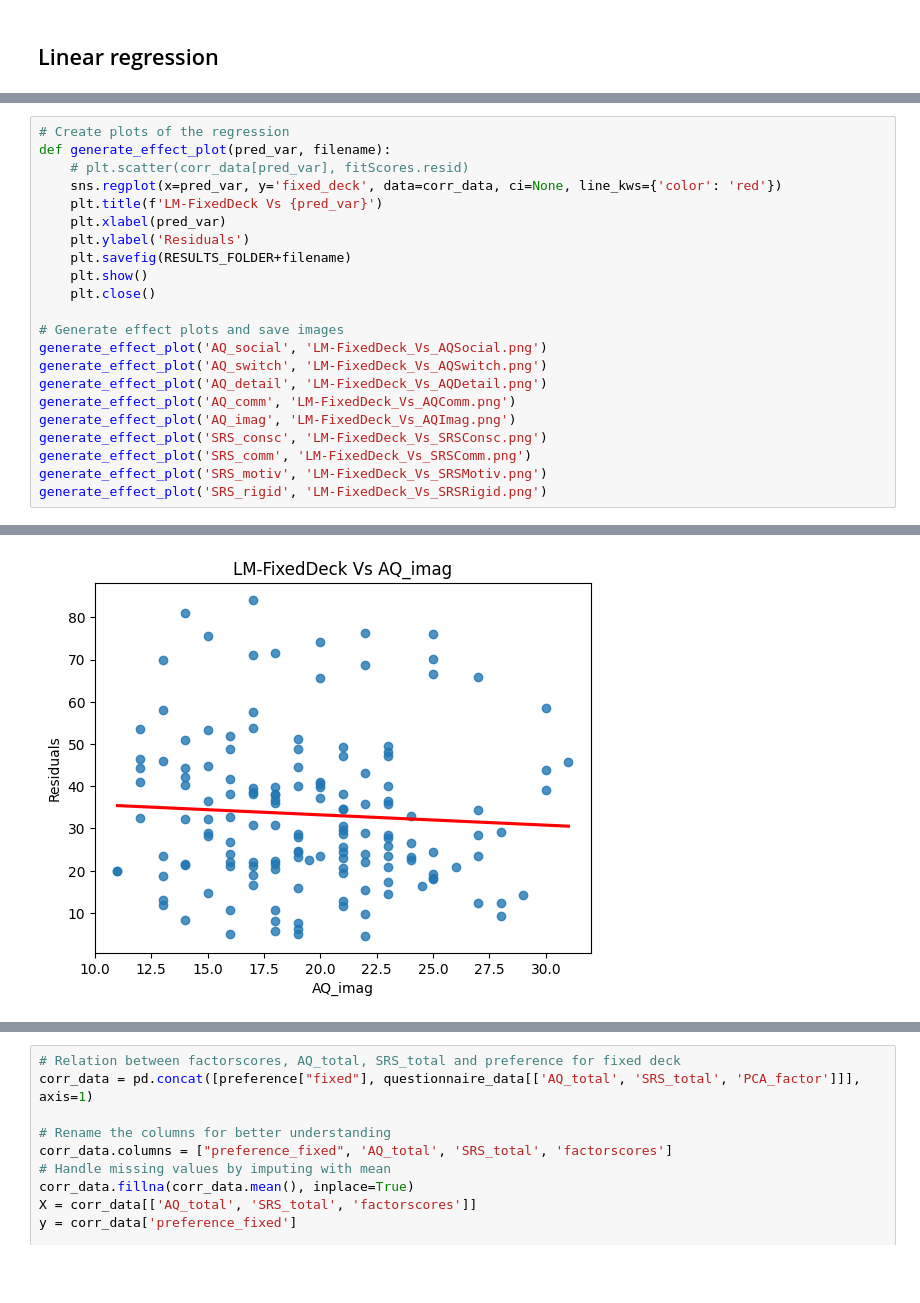
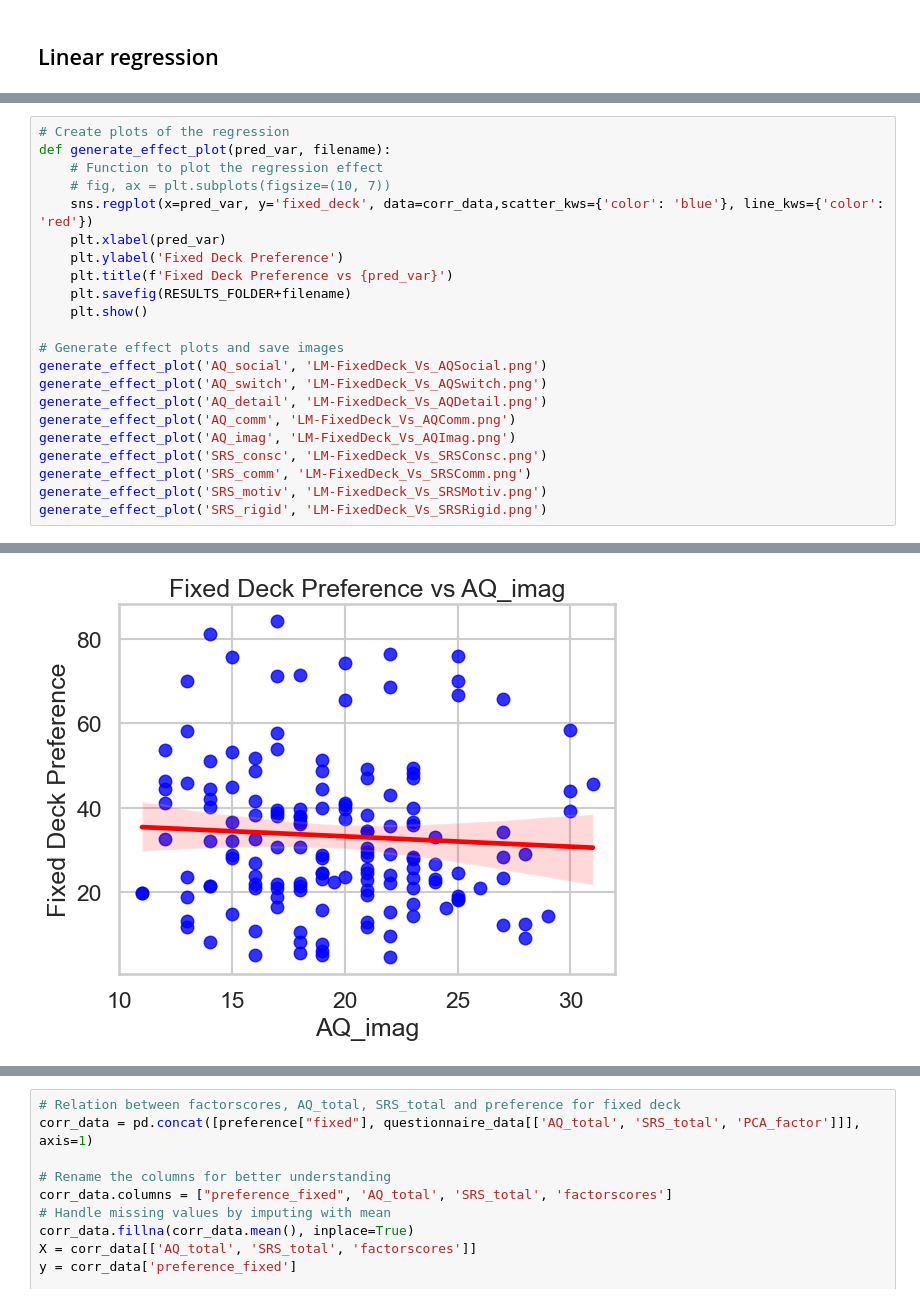
Before and after one commit to maynaS/Predictability-and-Autistic-Traits, a Jupyter notebook: Task3.ipynb, the cells around one changed output, grey strips where cells are left out. Cells and saved outputs as stored; diff of their text form; blank space fills up the shorter version.

```diff
--- a/Task3.ipynb
+++ b/Task3.ipynb
@@ -282,14 +282,14 @@ Covariance Type:            nonrobust
 # %%
 # Create plots of the regression
 def generate_effect_plot(pred_var, filename):
-    # plt.scatter(corr_data[pred_var], fitScores.resid)
-    sns.regplot(x=pred_var, y='fixed_deck', data=corr_data, ci=None, line_kws={'color': 'red'})
-    plt.title(f'LM-FixedDeck Vs {pred_var}')
+    # Function to plot the regression effect
+    # fig, ax = plt.subplots(figsize=(10, 7))
+    sns.regplot(x=pred_var, y='fixed_deck', data=corr_data,scatter_kws={'color': 'blue'}, line_kws={'color': 'red'})
     plt.xlabel(pred_var)
-    plt.ylabel('Residuals')
+    plt.ylabel('Fixed Deck Preference')
+    plt.title(f'Fixed Deck Preference vs {pred_var}')
     plt.savefig(RESULTS_FOLDER+filename)
     plt.show()
-    plt.close()
 
 # Generate effect plots and save images
 generate_effect_plot('AQ_social', 'LM-FixedDeck_Vs_AQSocial.png')
@@ -309 +309 @@ generate_effect_plot('SRS_rigid', 'LM-FixedDeck_Vs_SRSRigid.png')
-[figure, old version]
+[figure, new version]
```
Also changed, not shown: parts of 2 cells of this notebook, 7 other files.
